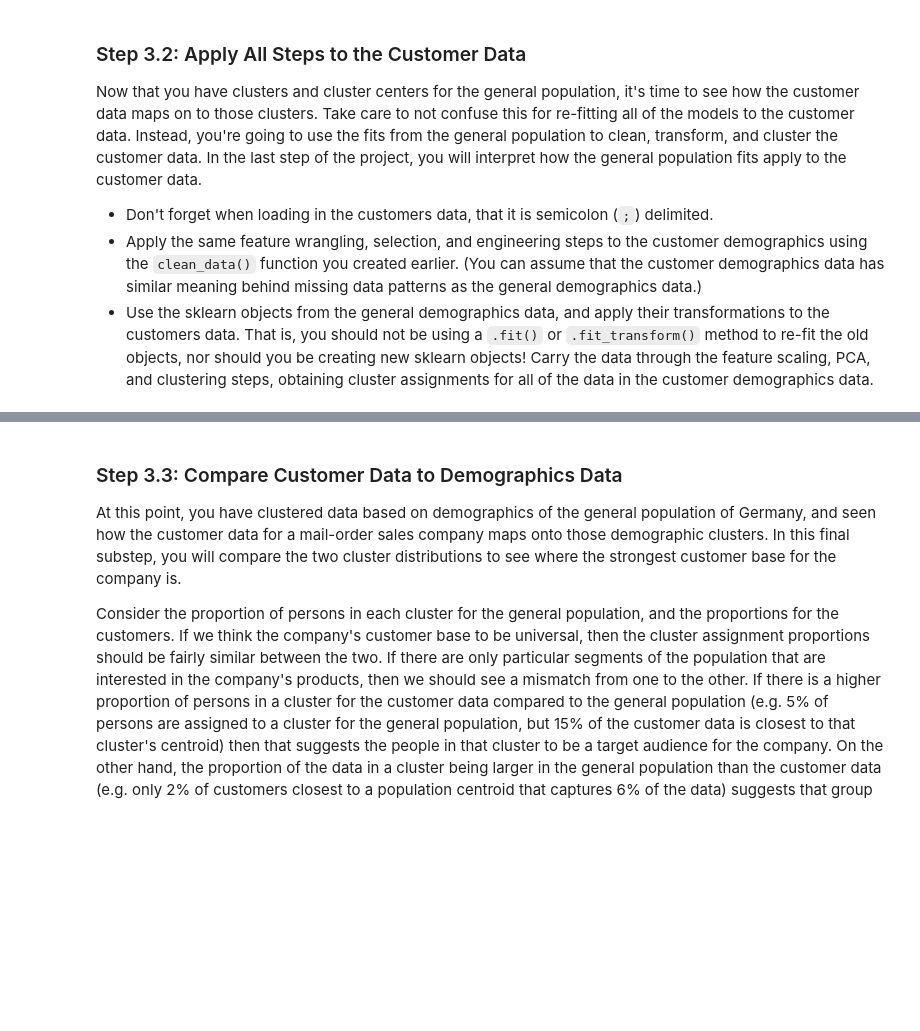
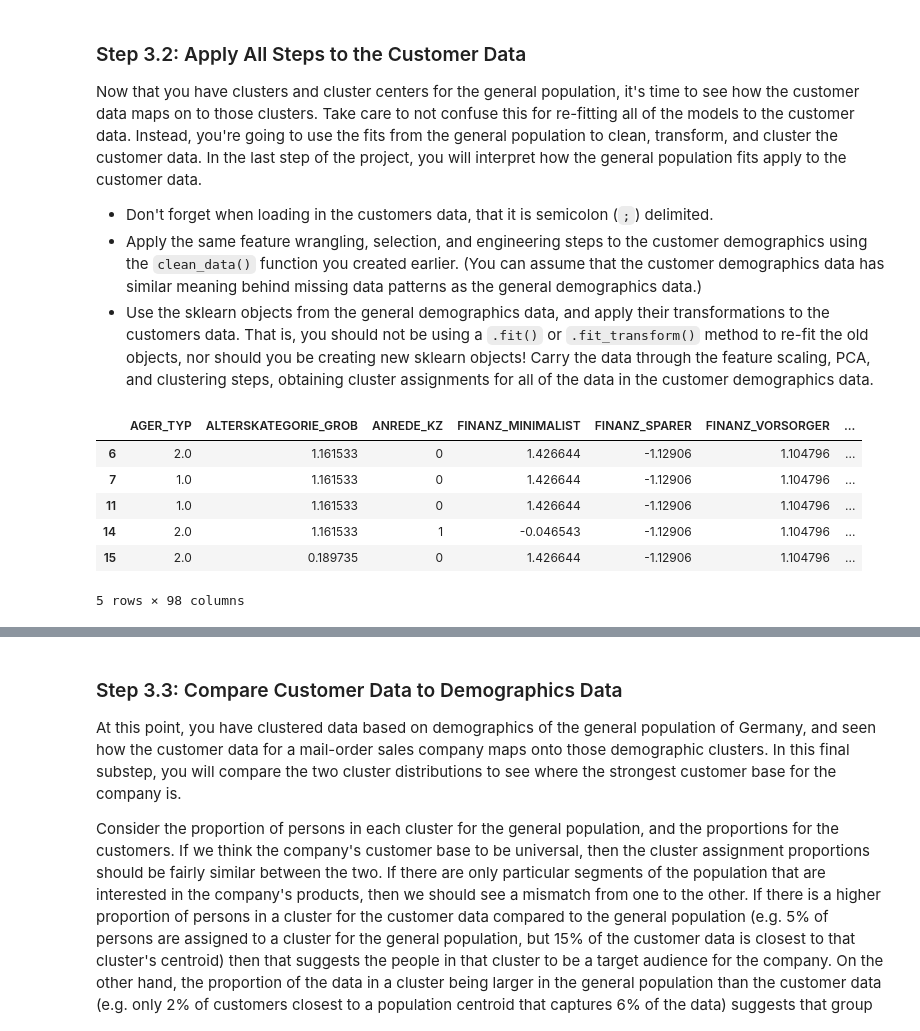
Before and after one commit to KeraKitty/identify_customer_segments, a Jupyter notebook: Identify_Customer_Segments.ipynb, the cells around one changed output, grey strips where cells are left out. Cells and saved outputs as stored; diff of their text form; code cells hidden in the pictures; blank space fills up the shorter version.

```diff
--- a/Identify_Customer_Segments.ipynb
+++ b/Identify_Customer_Segments.ipynb
@@ -1539,17 +1504,18 @@ def find_scale_cols(df):
             cols_to_scale.append(col) #
 
     return cols_to_scale
-
-# Initialize scaler
-scaler = StandardScaler()
-
-# Define scaling function
-def scale_df(df):
-    # Identify features to be scaled
-    scale_cols = find_scale_cols(df)
-
-    # Scale selected features
-    df[scale_cols] = scaler.fit_transform(df[scale_cols]) # Fit & transform selected columns
+# %%
+# Initialize scaler
+scaler = StandardScaler()
+
+# Get columns to fit and fitted model
+scale_cols = find_scale_cols(azdias_clean)
+scale_model = scaler.fit(azdias_clean[scale_cols])
+
+# Define scaling function
+def scale_df(df):
+    # Scale selected features
+    df[scale_cols] = scale_model.transform(df[scale_cols])
 # %%
 # Apply feature scaling to the general population demographics data.
 scale_df(azdias_clean)
@@ -2051,0 +2016,22 @@ customers_clean = clean_data(customers)
+# %%
+# Drop & impute missing values
+imp_missing(customers_clean, mf_cols, med_cols)
+drop_list = []
+for col in customers_clean.columns:
+    if (col not in mf_cols) | (col not in med_cols):
+        drop_list.append(col)
+customers_clean.dropna(subset = drop_list, inplace = True)
+
+# Scale data
+scale_df(customers_clean)
+
+# Verify imputation and scaling successful
+customers_clean.head()
+# %% [output]
+|  | AGER_TYP | ALTERSKATEGORIE_GROB | ANREDE_KZ | FINANZ_MINIMALIST | FINANZ_SPARER | FINANZ_VORSORGER | ... |
+| 6 | 2.0 | 1.161533 | 0 | 1.426644 | -1.12906 | 1.104796 | ... |
+| 7 | 1.0 | 1.161533 | 0 | 1.426644 | -1.12906 | 1.104796 | ... |
+| 11 | 1.0 | 1.161533 | 0 | 1.426644 | -1.12906 | 1.104796 | ... |
+| 14 | 2.0 | 1.161533 | 1 | -0.046543 | -1.12906 | 1.104796 | ... |
+| 15 | 2.0 | 0.189735 | 0 | 1.426644 | -1.12906 | 1.104796 | ... |
+5 rows × 98 columns
```
Also changed, not shown: parts of 39 cells of this notebook.
